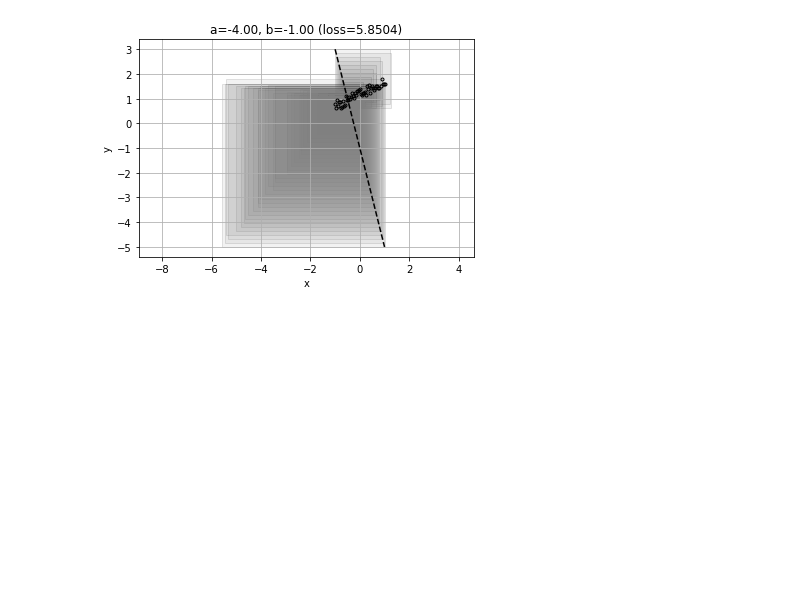
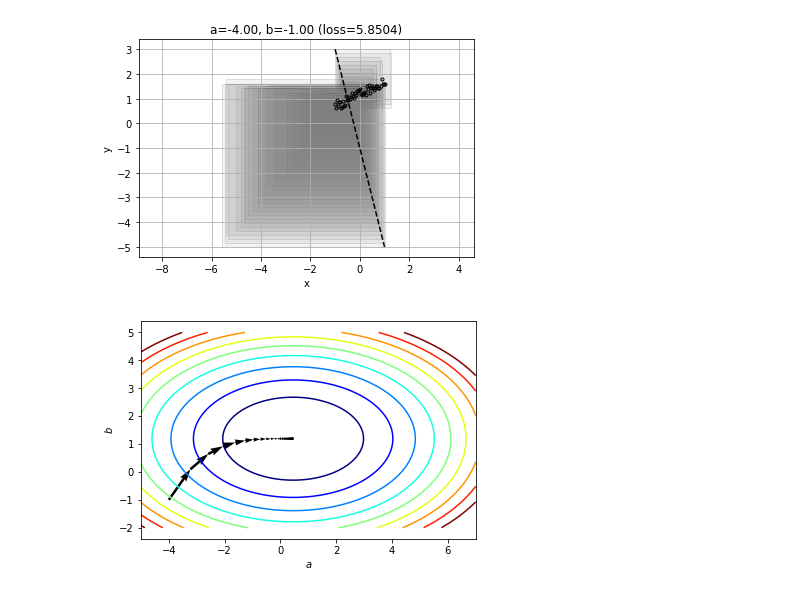
Before and after one commit to dw-shin/NA_notes, a Jupyter notebook: tensorflow2.ipynb, the cells around one changed output. Cells and saved outputs as stored; diff of their text form; code cells hidden in the pictures; blank space fills up the shorter version.

```diff
--- a/tensorflow2.ipynb
+++ b/tensorflow2.ipynb
@@ -786,3 +786,26 @@ def steepest_descent_twod(func,gradx,grady,
     paths = np.array(np.matrix(paths).T)
     fval_paths = np.array(fval_paths)
     return(x0,fval,paths,fval_paths)
+# %%
+w0 = np.array([-4, -1])
+wopt, fopt, paths, fval_paths = steepest_descent_twod(loss,
+                                                     loss_grad_a,
+                                                     loss_grad_b,
+                                                     w0,
+                                                     learning_rate=0.5,
+                                                     MaxIter=30)
+# %%
+a = np.linspace(-5,7,101)
+b = np.linspace(-2,5,101)
+A, B = np.meshgrid(a,b)
+LOSSW = A * 0
+for i in range(LOSSW.shape[0]):
+    for j in range(LOSSW.shape[1]):
+        aij, bij = A[i,j], B[i,j]
+        LOSSW[i,j] = loss(aij,bij)
+
+contour_with_path(loss,A,B,paths,
+                 norm=None,
+                  level=np.linspace(0,10,10))
+# %% [output]
+[figure, added]
```
Also changed, not shown: parts of 3 cells of this notebook, 2 other files.
